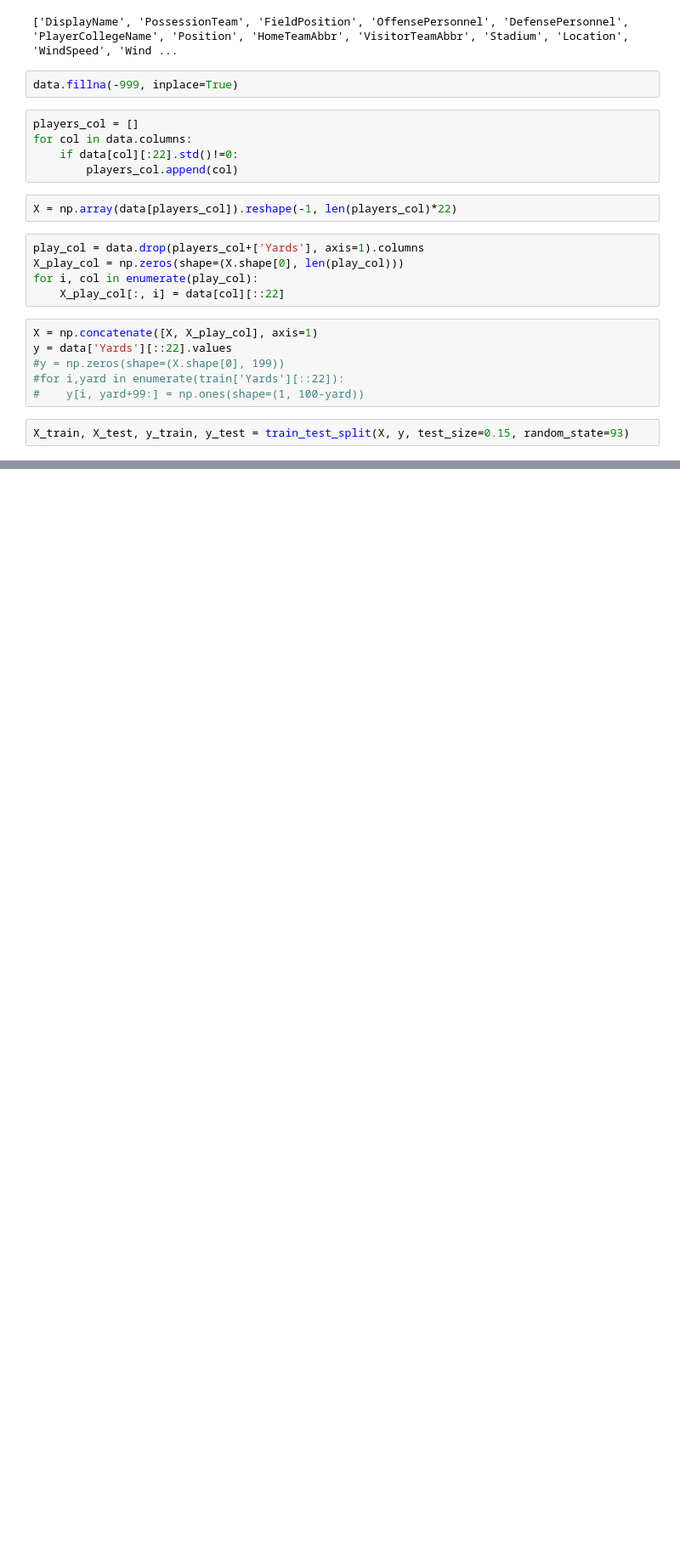
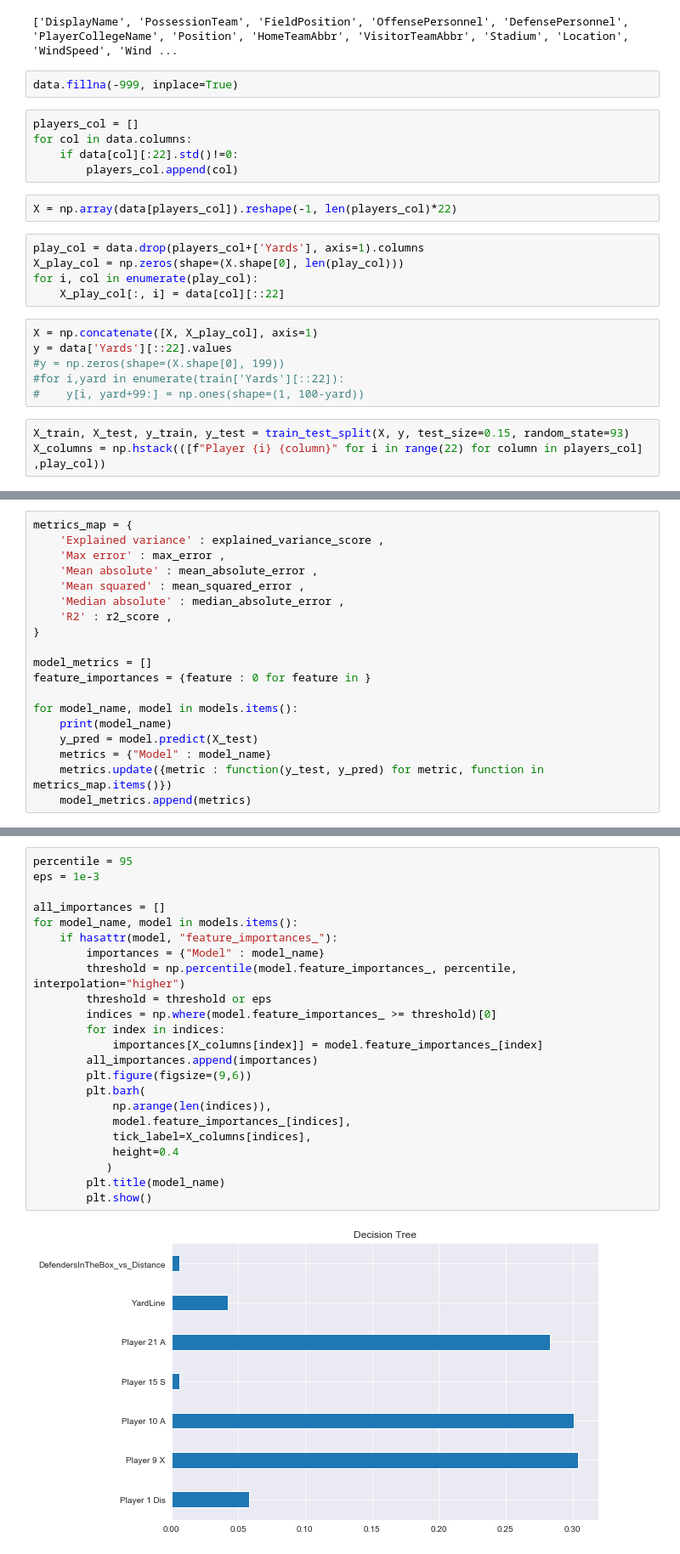
Before and after one commit to fant200/NFLDataProj, a Jupyter notebook: NFLProjMain.ipynb, the cells around one changed output, grey strips where cells are left out. Shown: that part at 85% size. Saved outputs shown, nothing was run; the diff lists cells and outputs as text; blank space fills up the shorter version.

```diff
--- a/NFLProjMain.ipynb
+++ b/NFLProjMain.ipynb
@@ -309,4 +309,5 @@ y = data['Yards'][::22].values
 #    y[i, yard+99:] = np.ones(shape=(1, 100-yard))
 # %%
 X_train, X_test, y_train, y_test = train_test_split(X, y, test_size=0.15, random_state=93)
+X_columns = np.hstack(([f"Player {i} {column}" for i in range(22) for column in players_col] ,play_col))
 # %%
@@ -520,0 +468,19 @@ If you reached this far please comment and upvote this kernel, feel free to make
+# %%
+metrics_map = {
+    'Explained variance' : explained_variance_score ,
+    'Max error' : max_error ,
+    'Mean absolute' : mean_absolute_error ,
+    'Mean squared' : mean_squared_error ,
+    'Median absolute' : median_absolute_error ,
+    'R2' : r2_score ,
+}
+
+model_metrics = []
+feature_importances = {feature : 0 for feature in }
+
+for model_name, model in models.items():
+    print(model_name)
+    y_pred = model.predict(X_test)
+    metrics = {"Model" : model_name}
+    metrics.update({metric : function(y_test, y_pred) for metric, function in metrics_map.items()})
+    model_metrics.append(metrics)
@@ -520,0 +502,25 @@ If you reached this far please comment and upvote this kernel, feel free to make
+# %%
+percentile = 95
+eps = 1e-3
+
+all_importances = []
+for model_name, model in models.items():
+    if hasattr(model, "feature_importances_"):
+        importances = {"Model" : model_name}
+        threshold = np.percentile(model.feature_importances_, percentile, interpolation="higher")
+        threshold = threshold or eps
+        indices = np.where(model.feature_importances_ >= threshold)[0]
+        for index in indices:
+            importances[X_columns[index]] = model.feature_importances_[index]
+        all_importances.append(importances)
+        plt.figure(figsize=(9,6))
+        plt.barh(
+            np.arange(len(indices)),
+            model.feature_importances_[indices],
+            tick_label=X_columns[indices],
+            height=0.4
+           )
+        plt.title(model_name)
+        plt.show()
+# %% [output]
+[figure, added]
```
Also changed, not shown: parts of 20 cells of this notebook, 4 other files.
